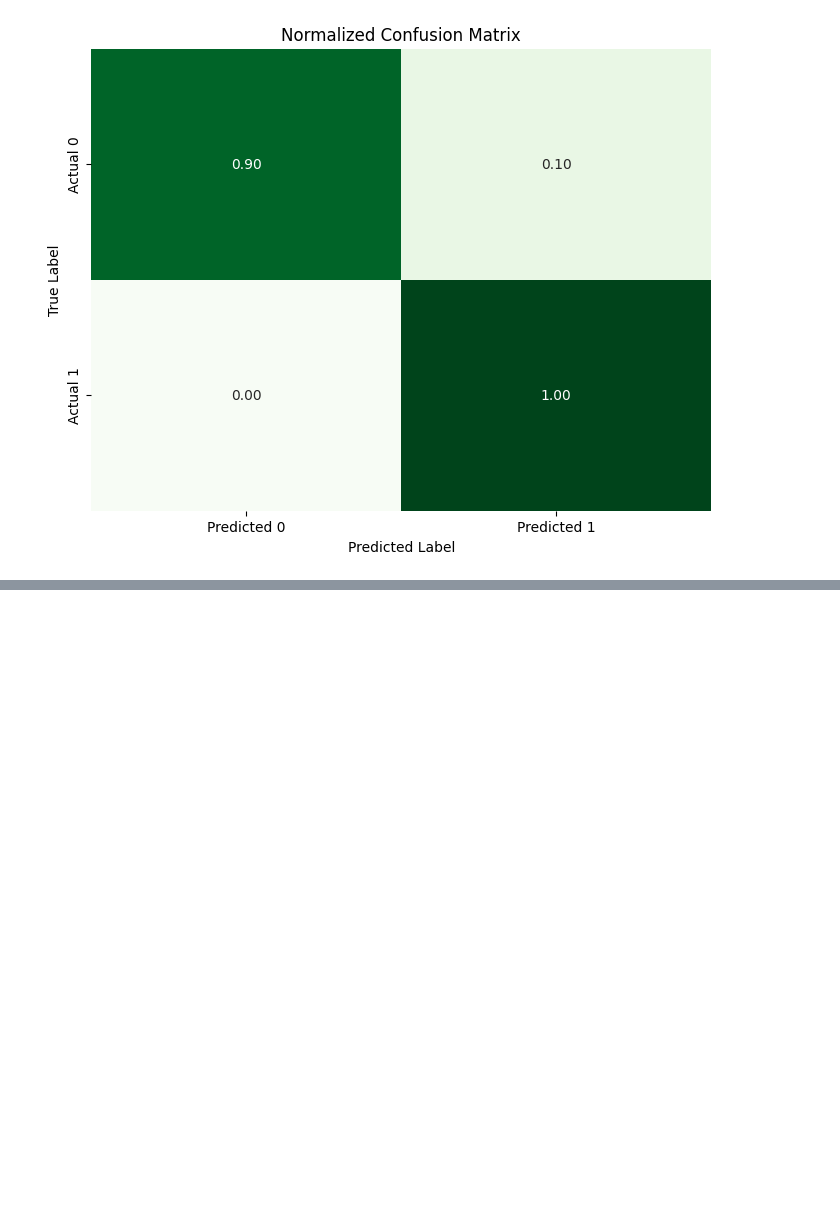
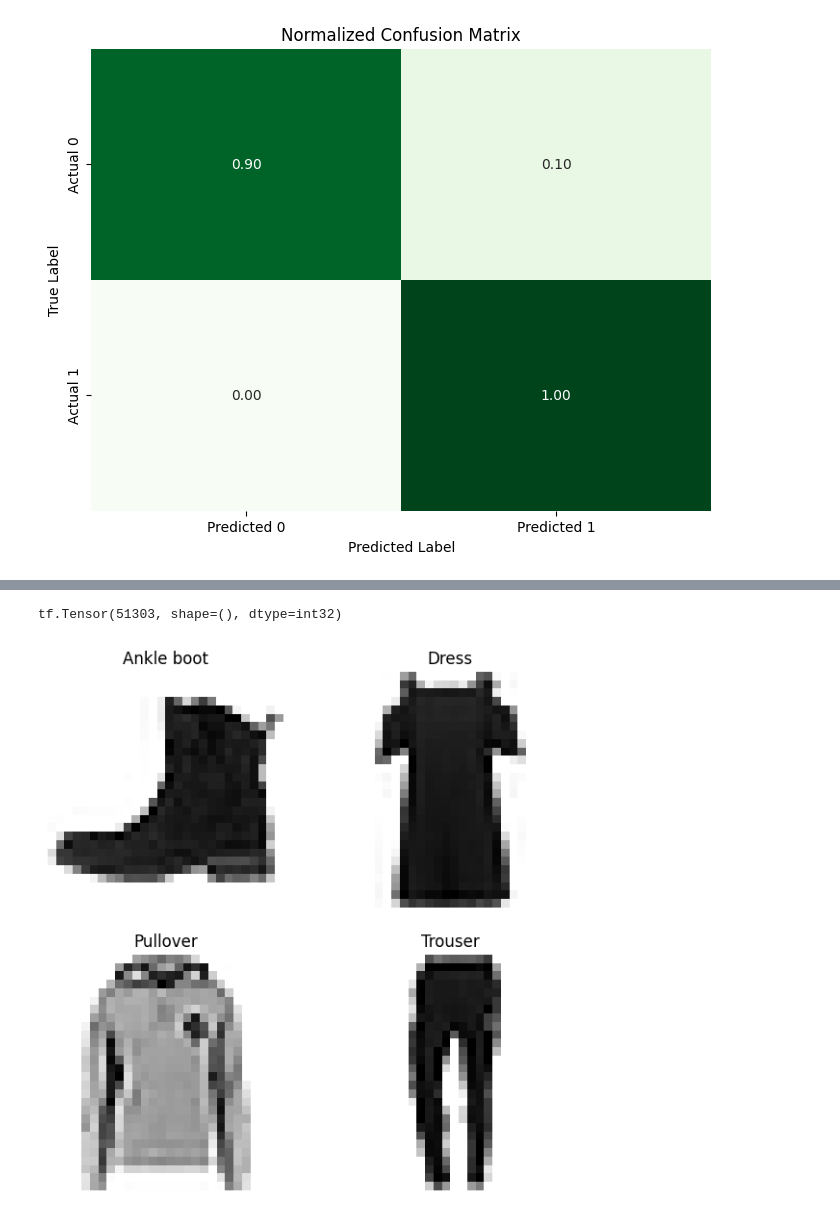
Before and after one commit to Sayantan615/Practice-Code, a Jupyter notebook: Tensorflow Labs/tensorflow_classification.ipynb, the cells around one changed output, grey strips where cells are left out. Drawn from its saved outputs; the diff is of its cells as text; code cells hidden in the pictures; blank space fills up the shorter version.

```diff
--- a/Tensorflow Labs/tensorflow_classification.ipynb
+++ b/Tensorflow Labs/tensorflow_classification.ipynb
@@ -594,0 +612,27 @@ plt.show()
+# %%
+rng = tf.random.Generator.from_seed(42)
+# %%
+# Human interpretation of lables
+
+index_of_choice = rng.uniform(shape=[], minval=0, maxval=len(train_data), dtype=tf.int32)
+print(index_of_choice)
+class_names = ['T-shirt/top', 'Trouser', 'Pullover', 'Dress', 'Coat',
+               'Sandal', 'Shirt', 'Sneaker', 'Bag', 'Ankle boot']
+
+
+plt.figure(figsize=(7, 7))
+
+for i in range(4):
+  ax = plt.subplot(2, 2, i+1)
+  import random
+  index_of_choice = random.randint(0, len(train_data))
+  plt.imshow(train_data[index_of_choice], cmap=plt.cm.binary)
+  plt.title(class_names[train_lables[index_of_choice]])
+  plt.axis("off")
+
+
+# plt.imshow(train_data[index_of_choice], cmap=plt.cm.binary)
+# plt.title(class_names[train_lables[index_of_choice]])
+# %% [output]
+tf.Tensor(51303, shape=(), dtype=int32)
+[figure, added]
```
Also changed, not shown: parts of 8 cells of this notebook.
